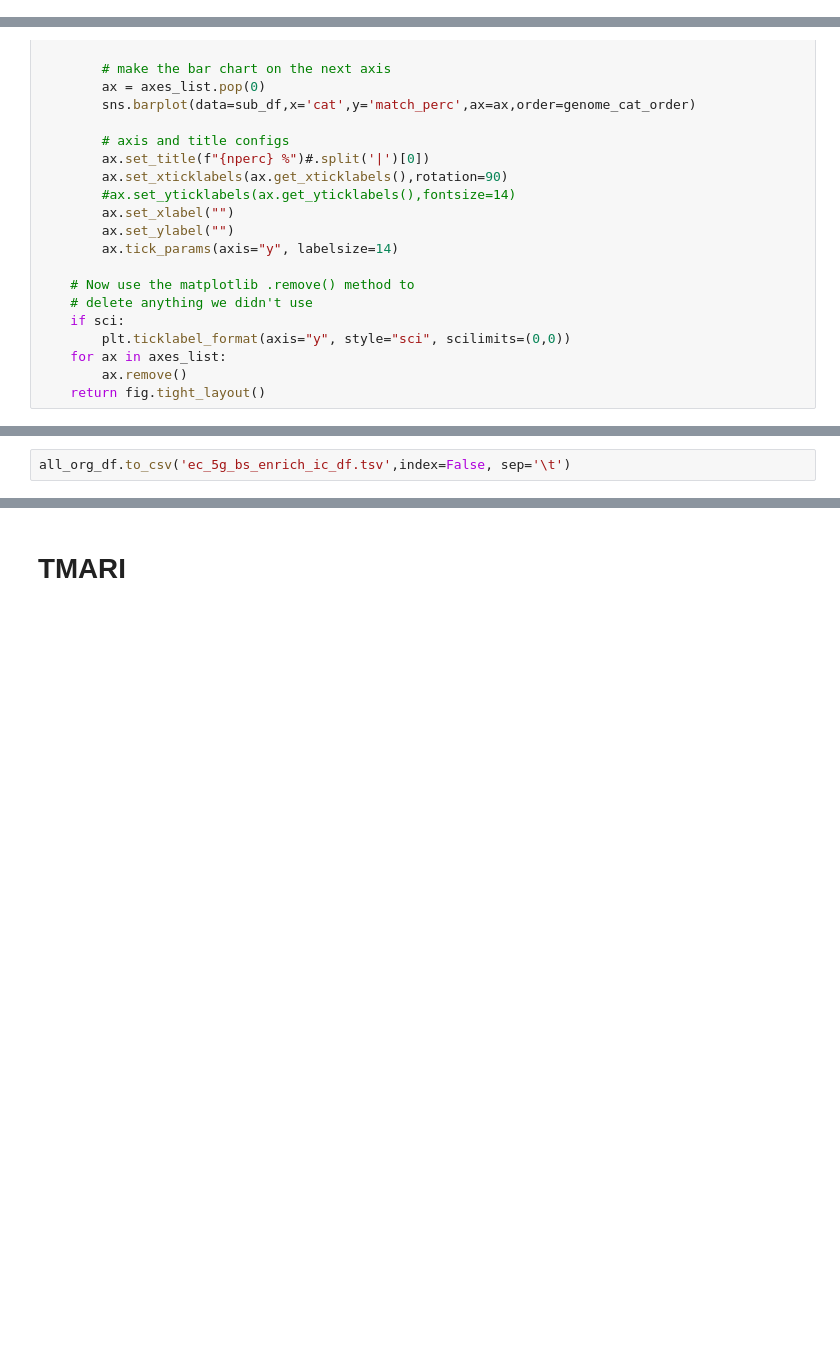
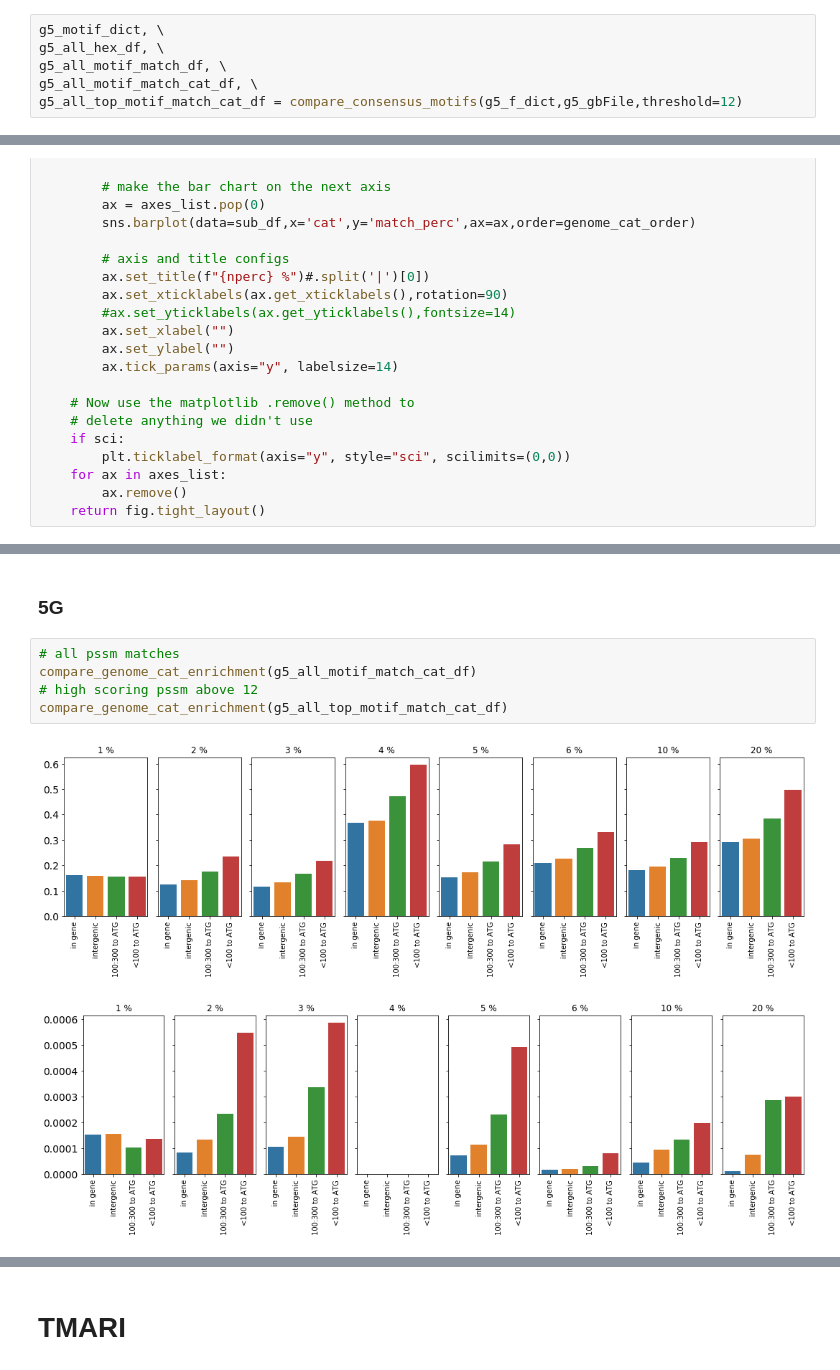
Before and after one commit to erinhwilson/promoter-id-from-rnaseq, a Jupyter notebook: tutorials/compare_consensus_predictions.ipynb, the cells around one changed output, grey strips where cells are left out. Saved outputs shown, nothing was run; the diff lists cells and outputs as text; blank space fills up the shorter version.

Commit message:
cleaned up enrichment comparison notebook

```diff
--- a/tutorials/compare_consensus_predictions.ipynb
+++ b/tutorials/compare_consensus_predictions.ipynb
@@ -235,0 +342,6 @@ all_motif_match_df.to_csv("med1-10_all_motif_match_df.tsv", sep='\t',index=False
+# %%
+g5_motif_dict, \
+g5_all_hex_df, \
+g5_all_motif_match_df, \
+g5_all_motif_match_cat_df, \
+g5_all_top_motif_match_cat_df = compare_consensus_motifs(g5_f_dict,g5_gbFile,threshold=12)
@@ -1359,2 +390,10 @@ make_org_rule_chart2(all_org_df)
-# %%
-all_org_df.to_csv('ec_5g_bs_enrich_ic_df.tsv',index=False, sep='\t')
+# %% [markdown]
+### 5G
+# %%
+# all pssm matches
+compare_genome_cat_enrichment(g5_all_motif_match_cat_df)
+# high scoring pssm above 12
+compare_genome_cat_enrichment(g5_all_top_motif_match_cat_df)
+# %% [output]
+[figure, added]
+[figure, added]
```
Also changed, not shown: parts of 99 cells of this notebook.
